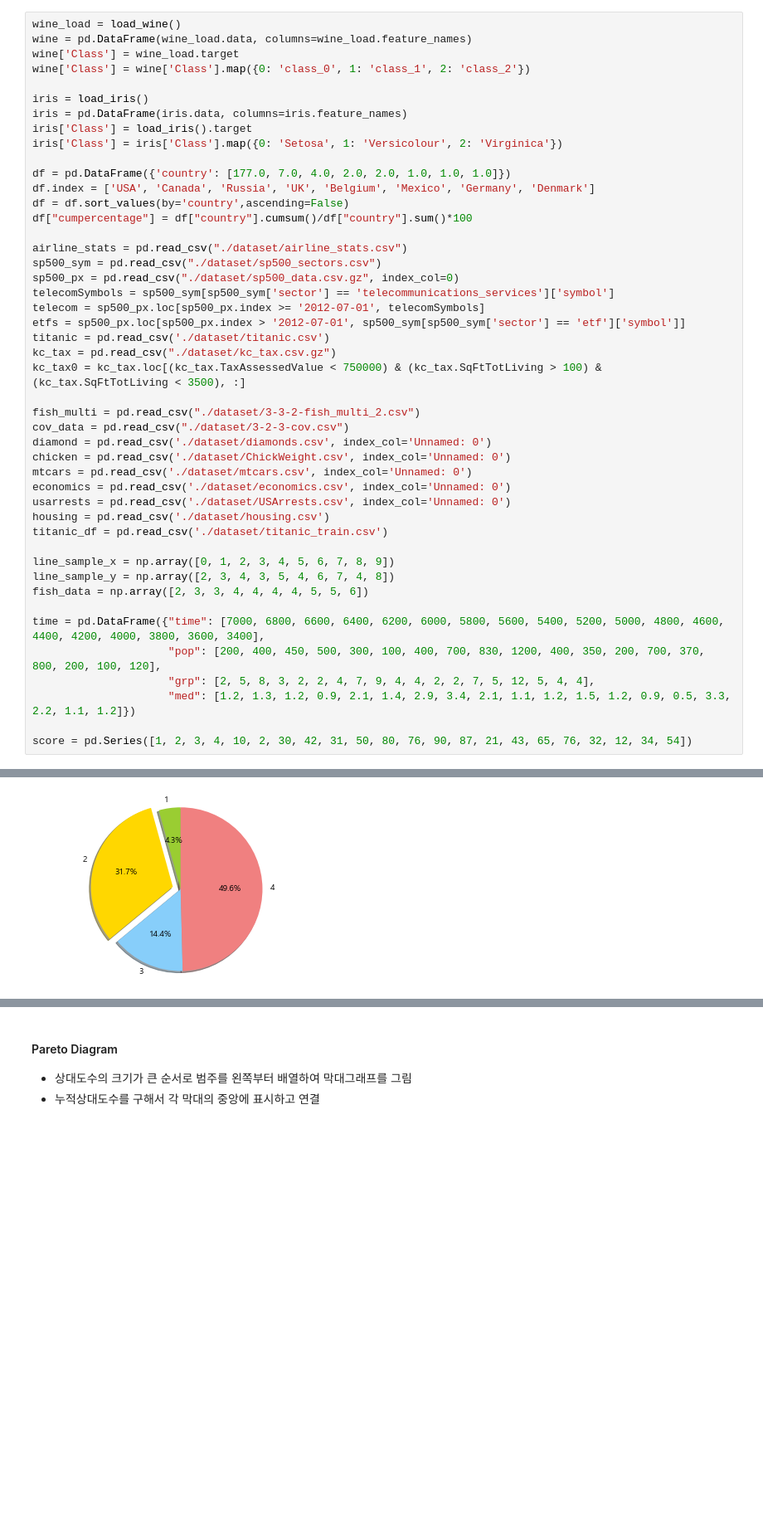
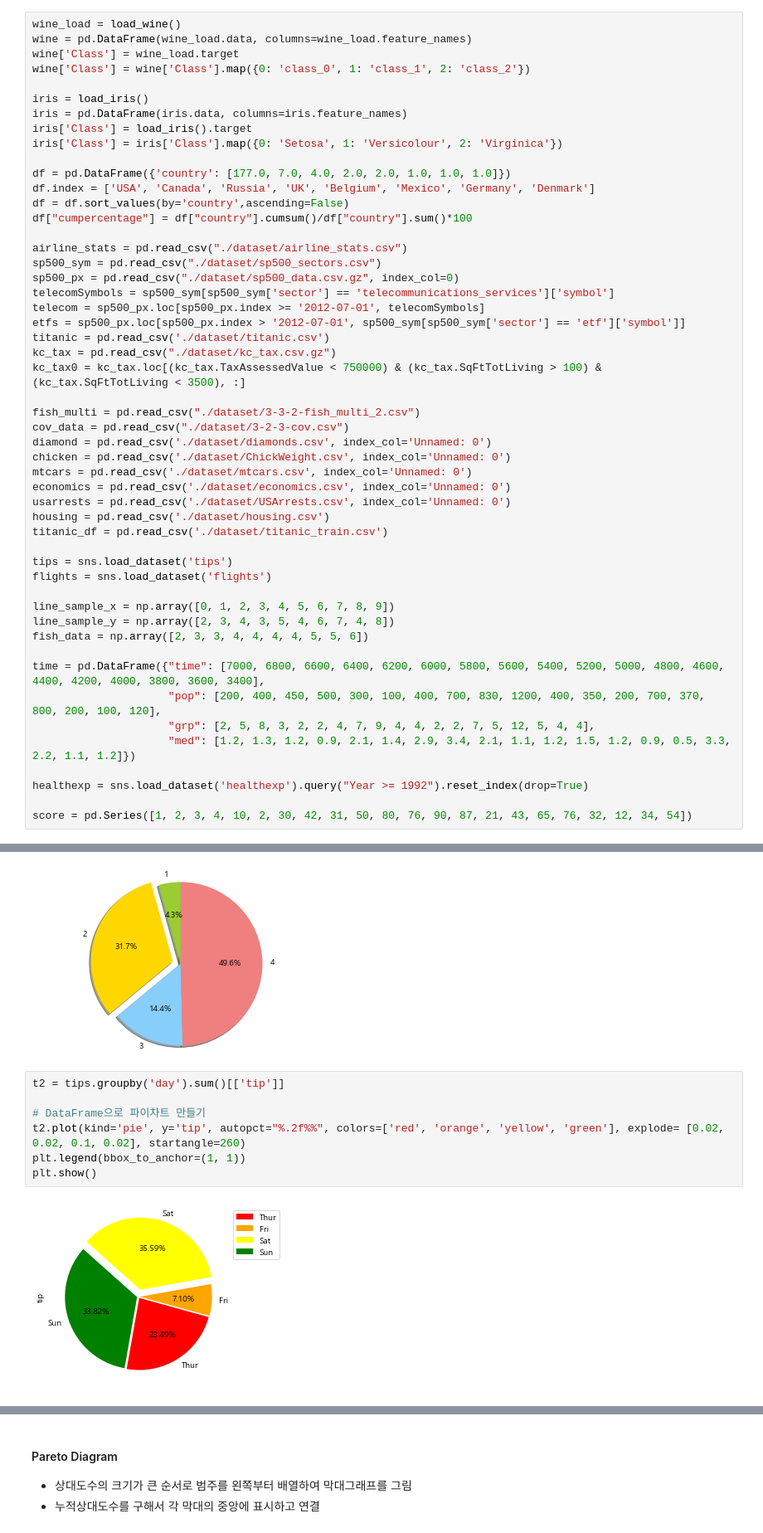
Before and after one commit to hjben/adp, a Jupyter notebook: 02_codebook_VISUALIZATION.ipynb, the cells around one changed output, grey strips where cells are left out. Shown at 83% size. Cells and saved outputs as stored; diff of their text form; blank space fills up the shorter version.

```diff
--- a/02_codebook_VISUALIZATION.ipynb
+++ b/02_codebook_VISUALIZATION.ipynb
@@ -70,6 +74,9 @@ usarrests = pd.read_csv('./dataset/USArrests.csv', index_col='Unnamed: 0')
 housing = pd.read_csv('./dataset/housing.csv')
 titanic_df = pd.read_csv('./dataset/titanic_train.csv')
 
+tips = sns.load_dataset('tips')
+flights = sns.load_dataset('flights')
+
 line_sample_x = np.array([0, 1, 2, 3, 4, 5, 6, 7, 8, 9])
 line_sample_y = np.array([2, 3, 4, 3, 5, 4, 6, 7, 4, 8])
 fish_data = np.array([2, 3, 3, 4, 4, 4, 4, 5, 5, 6])
@@ -79,6 +86,8 @@ time = pd.DataFrame({"time": [7000, 6800, 6600, 6400, 6200, 6000, 5800, 5600, 54
                      "grp": [2, 5, 8, 3, 2, 2, 4, 7, 9, 4, 4, 2, 2, 7, 5, 12, 5, 4, 4],
                      "med": [1.2, 1.3, 1.2, 0.9, 2.1, 1.4, 2.9, 3.4, 2.1, 1.1, 1.2, 1.5, 1.2, 0.9, 0.5, 3.3, 2.2, 1.1, 1.2]})
 
+healthexp = sns.load_dataset('healthexp').query("Year >= 1992").reset_index(drop=True)
+
 score = pd.Series([1, 2, 3, 4, 10, 2, 30, 42, 31, 50, 80, 76, 90, 87, 21, 43, 65, 76, 32, 12, 34, 54])
 # %% [markdown]
 ## Visualization
@@ -232,3 +249,12 @@ plt.axis('equal')
 plt.show()
 # %% [output]
 [figure]
+# %%
+t2 = tips.groupby('day').sum()[['tip']]
+
+# DataFrame으로 파이차트 만들기
+t2.plot(kind='pie', y='tip', autopct="%.2f%%", colors=['red', 'orange', 'yellow', 'green'], explode= [0.02, 0.02, 0.1, 0.02], startangle=260)
+plt.legend(bbox_to_anchor=(1, 1))
+plt.show()
+# %% [output]
+[figure, added]
```
Also changed, not shown: parts of 51 cells of this notebook.
